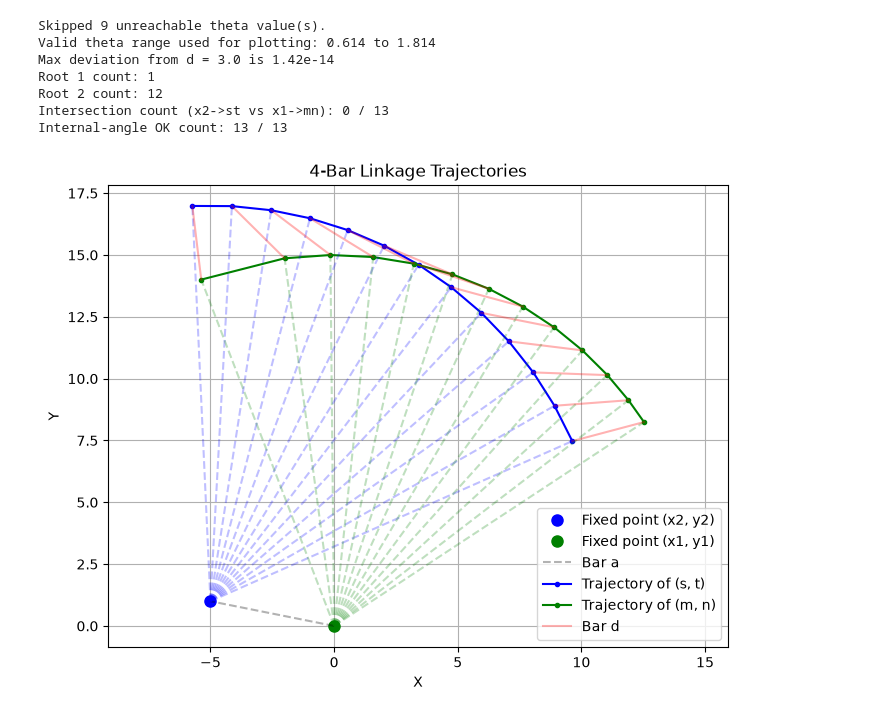
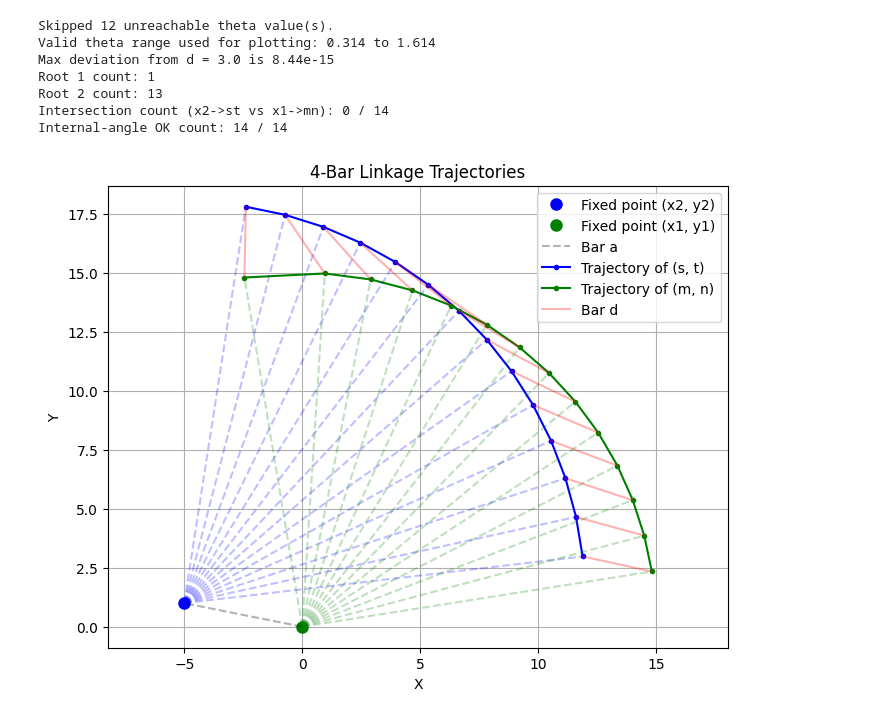
Before and after one commit to ProtonKicker/Array-Tilting, a Jupyter notebook: 4 bar trajectory/trajectory.ipynb, the cells around one changed output. Cells and saved outputs as stored; diff of their text form; code cells hidden in the pictures.

```diff
--- a/4 bar trajectory/trajectory.ipynb
+++ b/4 bar trajectory/trajectory.ipynb
@@ -135,11 +135,11 @@ def check_trajectory(d, x_1, y_1, x_2, y_2, s, t, m, n):
     return distance_d
 # %%
 # INPUT HERE
-b, d, e = 16.0, 3.0, 15.0
+b, d, e = 17.0, 3.0, 15.0
 x_1, y_1 = 0.0, 0.0
 x_2, y_2 = -5.0, 1.0
 
-theta = np.arange(3.14 * 0.1, 3.14 * 0.8, 0.1)
+theta = np.arange(3.14 * 0.1, 3.14 * 0.9, 0.1)
 
 a, theta_valid, s, t, c, angle_ah, angle_ch, omega, angle_eh, m, n, which_root, intersects, internal_ok, valid = trajectory(b, d, e, x_1, y_1, x_2, y_2, theta)
 distance_d = check_trajectory(d, x_1, y_1, x_2, y_2, s, t, m, n)
@@ -150,37 +150,37 @@ if np.any(~valid):
 
 print(f'Max deviation from d = {d} is {np.max(np.abs(distance_d - d)):.2e}')
 print(f'Root 1 count: {np.count_nonzero(which_root == 1)}')
 print(f'Root 2 count: {np.count_nonzero(which_root == 2)}')
 print(f'Intersection count (x2->st vs x1->mn): {np.count_nonzero(intersects)} / {len(intersects)}')
 print(f'Internal-angle OK count: {np.count_nonzero(internal_ok)} / {len(internal_ok)}')
 
 plt.figure(figsize=(8, 6))
 plt.plot(x_2, y_2, 'bo', markersize=8, label='Fixed point (x2, y2)')
 plt.plot(x_1, y_1, 'go', markersize=8, label='Fixed point (x1, y1)')
 plt.plot([x_1, x_2], [y_1, y_2], 'k--', alpha=0.3, label='Bar a')
 
 plt.plot(s, t, 'b.-', label='Trajectory of (s, t)')
 plt.plot(m, n, 'g.-', label='Trajectory of (m, n)')
 
 for i in range(len(s)):
     plt.plot([x_2, s[i]], [y_2, t[i]], 'b--', alpha=0.25)
     plt.plot([x_1, m[i]], [y_1, n[i]], 'g--', alpha=0.25)
     plt.plot([s[i], m[i]], [t[i], n[i]], 'r-', alpha=0.3)
 
 plt.plot([], [], 'r-', alpha=0.3, label='Bar d')
 plt.title('4-Bar Linkage Trajectories')
 plt.xlabel('X')
 plt.ylabel('Y')
 plt.axis('equal')
 plt.legend()
 plt.grid(True)
 plt.show()
 # %% [output]
-Skipped 9 unreachable theta value(s).
-Valid theta range used for plotting: 0.614 to 1.814
-Max deviation from d = 3.0 is 1.42e-14
+Skipped 12 unreachable theta value(s).
+Valid theta range used for plotting: 0.314 to 1.614
+Max deviation from d = 3.0 is 8.44e-15
 Root 1 count: 1
-Root 2 count: 12
-Intersection count (x2->st vs x1->mn): 0 / 13
-Internal-angle OK count: 13 / 13
+Root 2 count: 13
+Intersection count (x2->st vs x1->mn): 0 / 14
+Internal-angle OK count: 14 / 14
-[figure, old version]
+[figure, new version]
```
